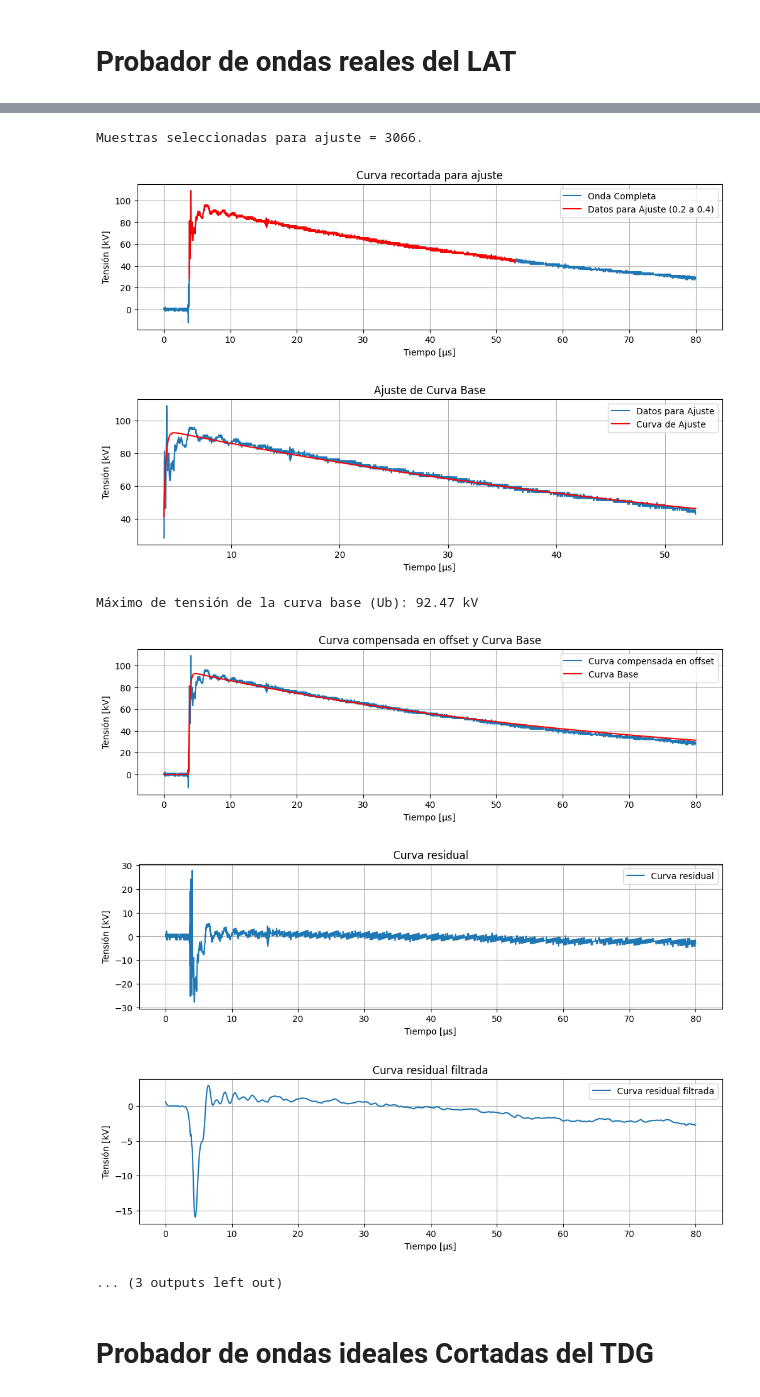
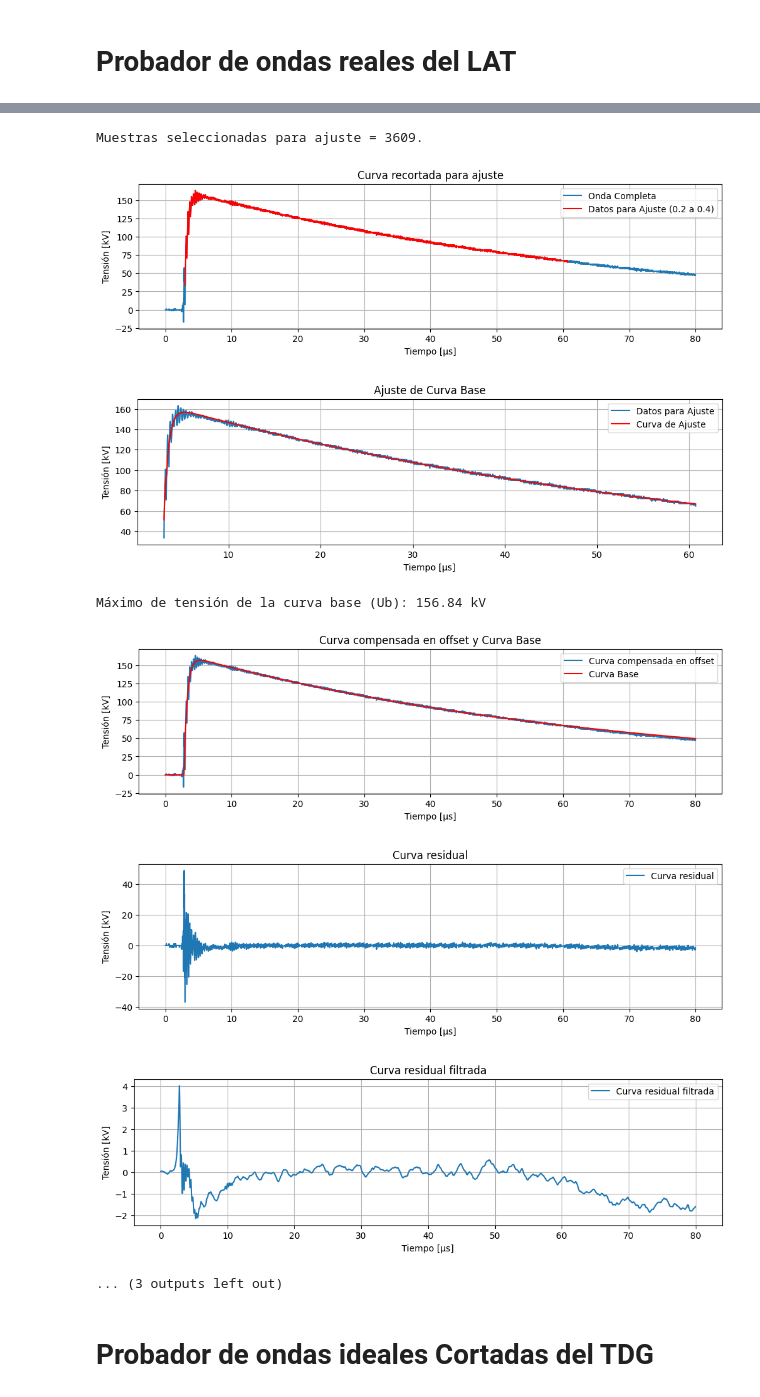
Before and after one commit to DamianTardon/Repositorio_PI, a Jupyter notebook: PruebasManuales/tester.ipynb, the cells around one changed output, grey strips where cells are left out. Cells and saved outputs as stored; diff of their text form; code cells hidden in the pictures.

```diff
--- a/PruebasManuales/tester.ipynb
+++ b/PruebasManuales/tester.ipynb
@@ -246,13 +246,13 @@ Máximo de tensión de la curva base (Ub): 1049.59 kV
 # %%
 from pathlib import Path
 import matplotlib.pyplot as plt
-from administrar_carpetas import *
-from procesador_de_senales import *
-from report import *
+from file_manager import *
+from impulse_analyzer import *
+from report_2 import *
 
 if __name__ == "__main__":
     gestor = FileManager()
-    calibration_file = Path.cwd().parent / "Calibracion" / "LAT" / "LAT_6.txt"
+    calibration_file = Path.cwd().parent / "Calibracion" / "LAT" / "LAT_1.txt"
 
     try:
         metadata, waveform = gestor.read_calibration_file(calibration_file)
@@ -263,10 +263,11 @@ if __name__ == "__main__":
         print(f"Error al procesar el archivo: {e}")
 
     analyzer = LightningImpulseAnalyzer(waveform, metadata['sampling_period'], sigma_fit=0.2)
+    analyzer.impulse_type = "full"
 
     bandera = False
     if bandera:
-        analyzer.signal_processing()
+        analyzer.ref_lightning_impulse()
 
         print("\n--- Parámetros de la onda ---")
         print(f"Tensión pico registrada (Ue): {analyzer.results['Ue']/1e3:.2f} kV")
@@ -349,8 +350,5 @@ if __name__ == "__main__":
         print(f"Ut = {analyzer.results['Ut']/1e3:.2f} kV")
         print(f"T1 = {analyzer.results['T1']*1e6:.2f} µs")
         print(f"T2 = {analyzer.results['T2']*1e6:.2f} µs")
-        print(f"O1 = {analyzer.results['O1']*1e6:.2f} µs")
         print(f"Beta' = {analyzer.results['Beta_prime']:.2f} %")
-        print(f"Ue = {analyzer.results['Ue']/1e3:.2f} kV")
-        print(f"Ub = {analyzer.results['Ub']/1e3:.2f} kV")
 # %% [output]
@@ -363,10 +361,10 @@ Polaridad: Negativa
-Muestras seleccionadas para ajuste = 3066.
+Muestras seleccionadas para ajuste = 3609.
-[figure, old version]
+[figure, new version]
-[figure, old version]
+[figure, new version]
-Máximo de tensión de la curva base (Ub): 92.47 kV
+Máximo de tensión de la curva base (Ub): 156.84 kV
-[figure, old version]
+[figure, new version]
-[figure, old version]
+[figure, new version]
-[figure, old version]
+[figure, new version]
 ... (3 outputs left out)
 # %% [markdown]
 # Probador de ondas ideales Cortadas del TDG
```
Also changed, not shown: parts of 7 cells of this notebook, 13 other files.
